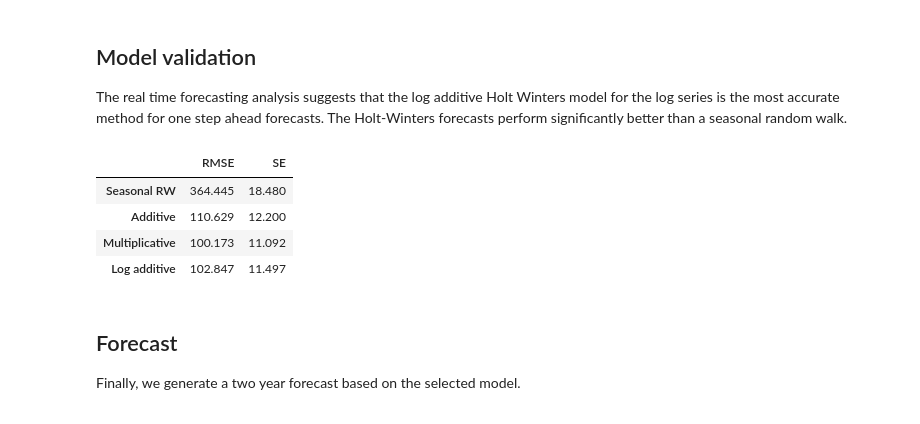
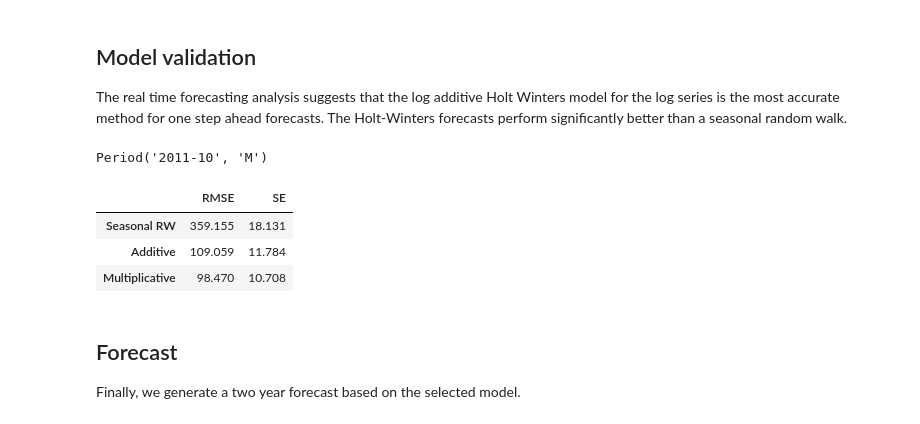
Before and after one commit to caropilardiaz/AnalisisSeriesTemporales, a Jupyter notebook: Tutorial03 Holt Winters Smoothing.ipynb, the cells around one changed output. Drawn from its saved outputs; the diff is of its cells as text; code cells hidden in the pictures.

```diff
--- a/Tutorial03 Holt Winters Smoothing.ipynb
+++ b/Tutorial03 Holt Winters Smoothing.ipynb
@@ -315,18 +306,20 @@ plt.show()
 ## Model validation
 
 The real time forecasting analysis suggests that the log additive Holt Winters model for the log series is the most accurate method for one step ahead forecasts. The Holt-Winters forecasts perform significantly better than a seasonal random walk.
+# %%
+start_val = y.index[-round(len(y)/12*.2)*12]
+start_val
+# %% [output]
+Period('2011-10', 'M')
 # %%
 # Real time forecasting
 
-ts=np.log(y) # log series for the log-additive model
-
-validation=y['2012-01':].index
-start = y.index.get_loc('2012-01')
+validation=y[start_val:].index
+start = y.index.get_loc(start_val)
 
 pred1 = [] # seasonal random walk
 pred2 = [] # additive holt winters
 pred3 = [] # multiplicative holt winters
-pred4 = [] # log additive holt winters
 actual= []
 
 for i in range(start, len(y)):
@@ -341,28 +334,23 @@ for i in range(start, len(y)):
     model = sm.tsa.ExponentialSmoothing(y.iloc[:i], trend='add', damped=False, seasonal='mul', seasonal_periods=12).fit()
     pred3.append(model.forecast(1)[0]) # multiplicate holt winters forecast
 
-    model = sm.tsa.ExponentialSmoothing(ts.iloc[:i], trend='add', damped=False, seasonal='add', seasonal_periods=12).fit()
-    resid = (ts.iloc[:i]-model.fittedvalues)[12:] # residuals
-    y_pred = np.exp(model.forecast(1)[0])*np.mean(np.exp(resid)) # forecast with a retransformation adjustment
-    pred4.append(y_pred) # long additive holt winters forecast
 
-columns=['Seasonal RW', 'Additive', 'Multiplicative', 'Log additive', 'Actual']
-results = np.vstack([pred1,pred2,pred3,pred4,actual]).T
+columns=['Seasonal RW', 'Additive', 'Multiplicative', 'Actual']
+results = np.vstack([pred1,pred2,pred3,actual]).T
 results = pd.DataFrame(results, columns=columns, index=validation)
 # %%
 from scipy import stats
 
 table = pd.DataFrame(0.0, index=results.columns[:-1], columns=['RMSE','SE'])
-for i in range(4):
+for i in range(len(results.columns)-1):
     table.iloc[i,0] = sm.tools.eval_measures.rmse(results.iloc[:,i], results.iloc[:,-1])
     table.iloc[i,1] = (results.iloc[:,i] - results.iloc[:,-1]).sem()
 table.round(3)
 # %% [output]
 |  | RMSE | SE |
-| Seasonal RW | 364.445 | 18.480 |
-| Additive | 110.629 | 12.200 |
-| Multiplicative | 100.173 | 11.092 |
-| Log additive | 102.847 | 11.497 |
+| Seasonal RW | 359.155 | 18.131 |
+| Additive | 109.059 | 11.784 |
+| Multiplicative | 98.470 | 10.708 |
 # %% [markdown]
 ## Forecast
 
```
Also changed, not shown: parts of 3 cells of this notebook, 2 other files.
